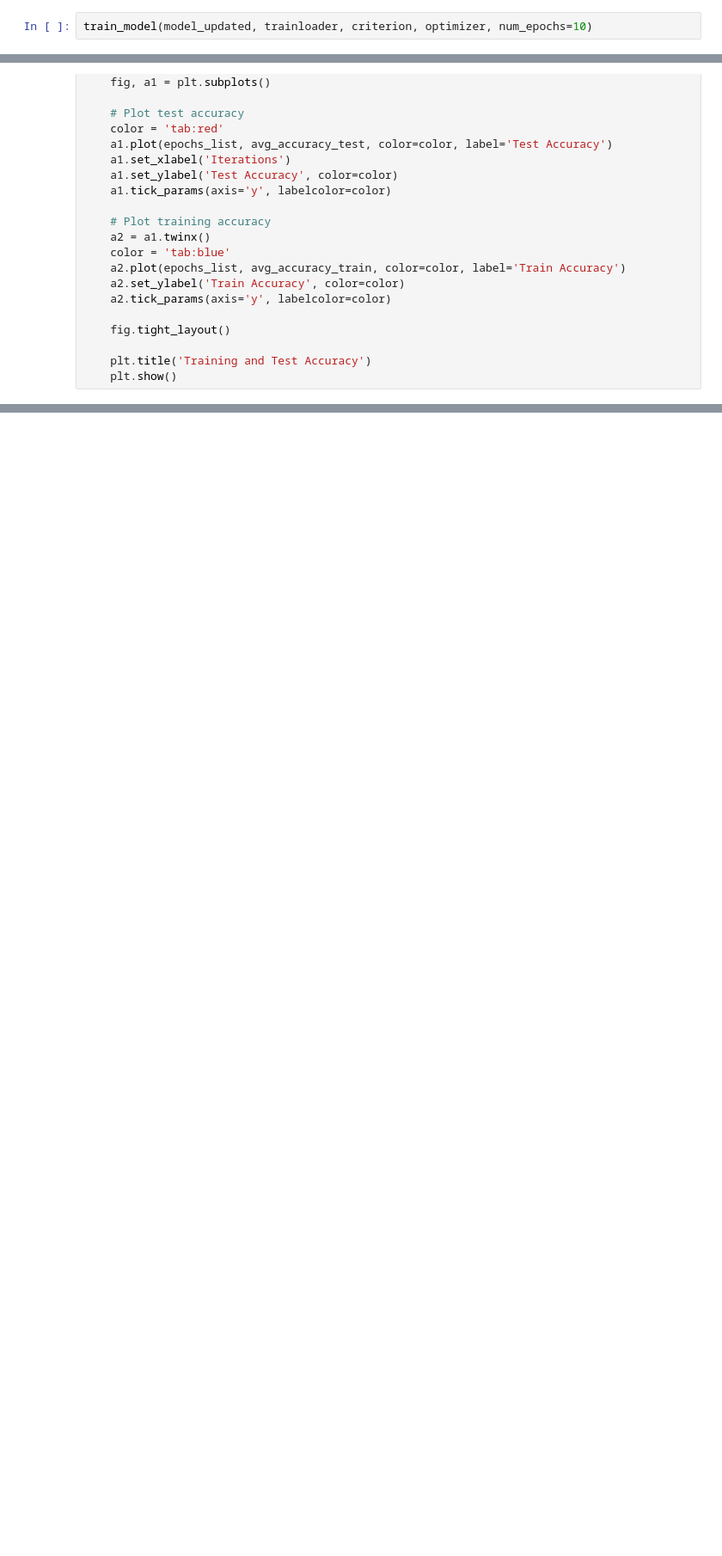
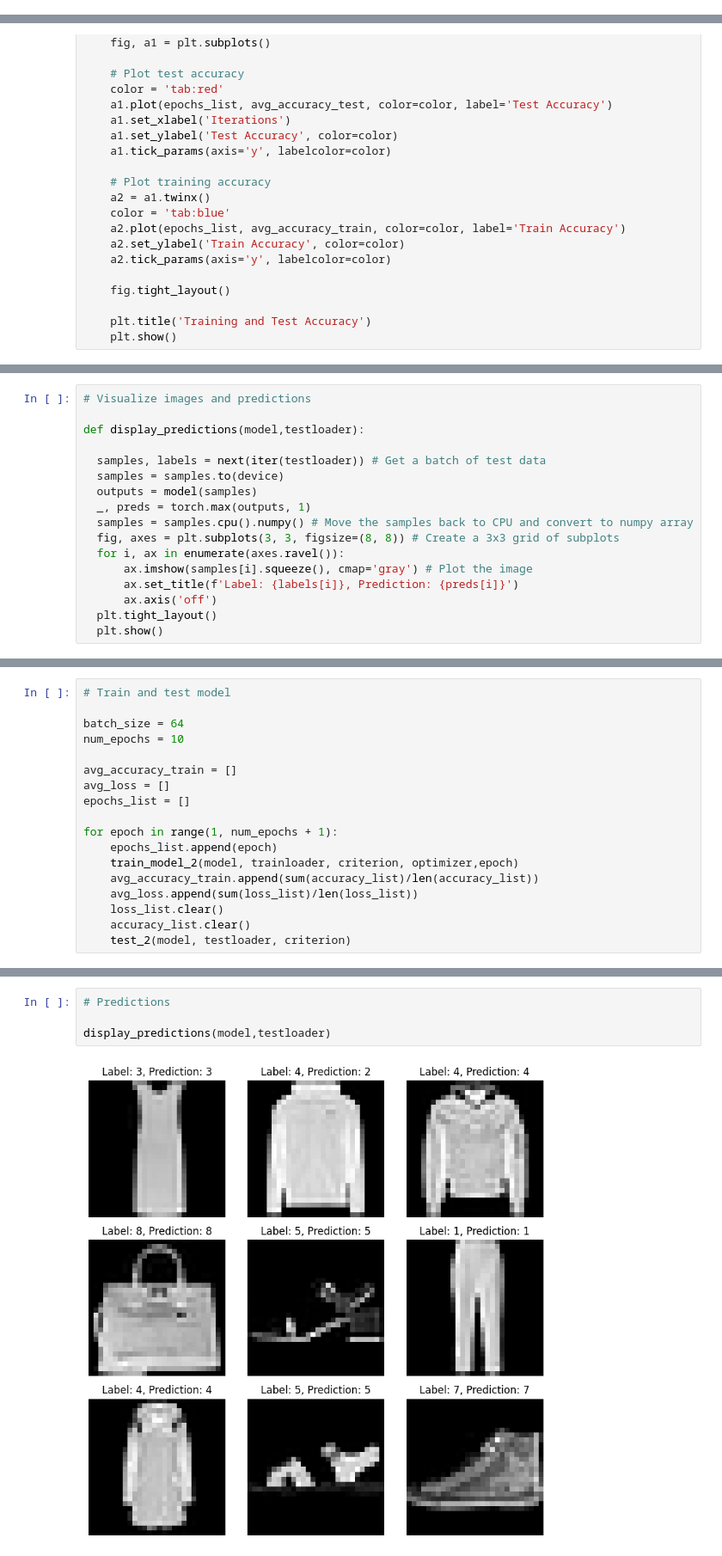
Before and after one commit to dummy1cx/Credit-Card-Fraud-Detection, a Jupyter notebook: fashion_mnist.ipynb, the cells around one changed output, grey strips where cells are left out. Shown at 86% size. Drawn from its saved outputs; the diff is of its cells as text; blank space fills up the shorter version.

Commit message:
update flux of implementation baseline model, add folder images

```diff
--- a/fashion_mnist.ipynb
+++ b/fashion_mnist.ipynb
@@ -348,2 +251,0 @@ optimizer = optim.SGD(model_updated.parameters(), lr=0.01)
-# %%
-train_model(model_updated, trainloader, criterion, optimizer, num_epochs=10)
@@ -469,0 +386,17 @@ def display_training_test_accuracy(avg_accuracy_train,avg_accuracy_test,epochs_l
+# %%
+# Visualize images and predictions
+
+def display_predictions(model,testloader):
+
+  samples, labels = next(iter(testloader)) # Get a batch of test data
+  samples = samples.to(device)
+  outputs = model(samples)
+  _, preds = torch.max(outputs, 1)
+  samples = samples.cpu().numpy() # Move the samples back to CPU and convert to numpy array
+  fig, axes = plt.subplots(3, 3, figsize=(8, 8)) # Create a 3x3 grid of subplots
+  for i, ax in enumerate(axes.ravel()):
+      ax.imshow(samples[i].squeeze(), cmap='gray') # Plot the image
+      ax.set_title(f'Label: {labels[i]}, Prediction: {preds[i]}')
+      ax.axis('off')
+  plt.tight_layout()
+  plt.show()
@@ -469,0 +443,18 @@ def display_training_test_accuracy(avg_accuracy_train,avg_accuracy_test,epochs_l
+# %%
+# Train and test model
+
+batch_size = 64
+num_epochs = 10
+
+avg_accuracy_train = []
+avg_loss = []
+epochs_list = []
+
+for epoch in range(1, num_epochs + 1):
+    epochs_list.append(epoch)
+    train_model_2(model, trainloader, criterion, optimizer,epoch)
+    avg_accuracy_train.append(sum(accuracy_list)/len(accuracy_list))
+    avg_loss.append(sum(loss_list)/len(loss_list))
+    loss_list.clear()
+    accuracy_list.clear()
+    test_2(model, testloader, criterion)
@@ -469,0 +479,6 @@ def display_training_test_accuracy(avg_accuracy_train,avg_accuracy_test,epochs_l
+# %%
+# Predictions
+
+display_predictions(model,testloader)
+# %% [output]
+[figure, added]
```
Also changed, not shown: parts of 33 cells of this notebook, 1 other file.
